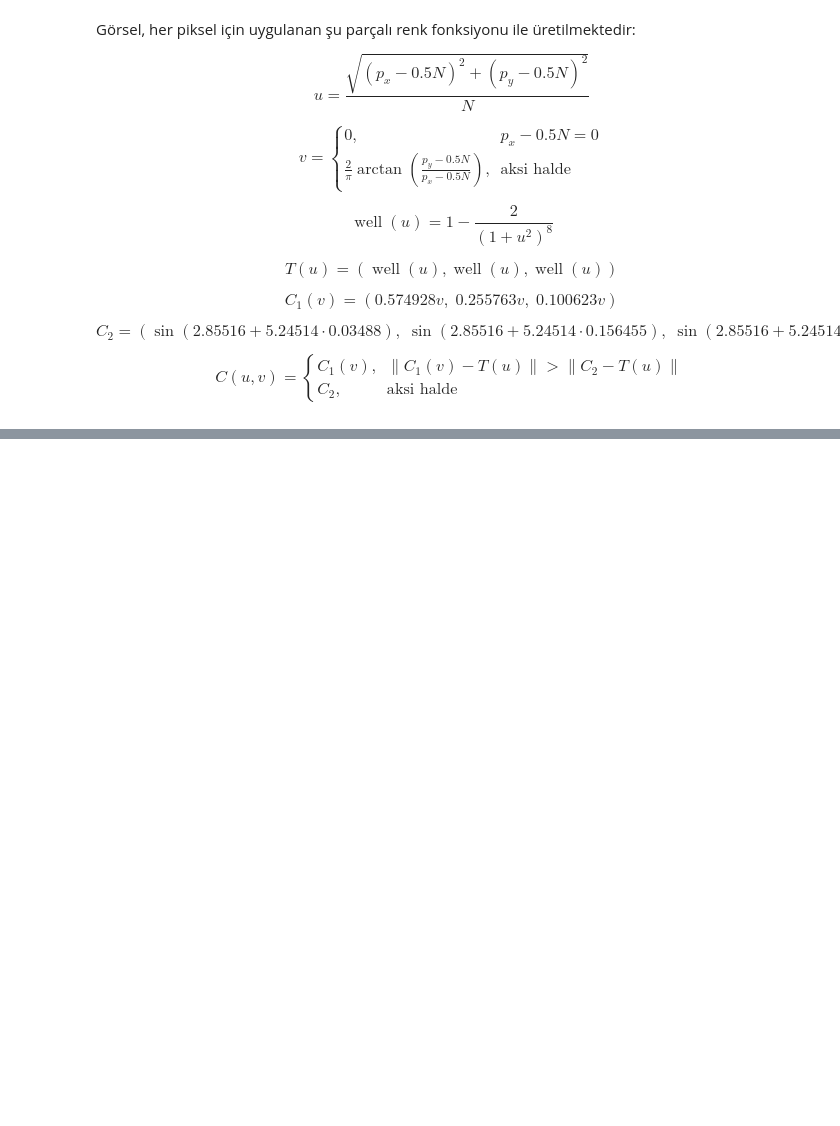
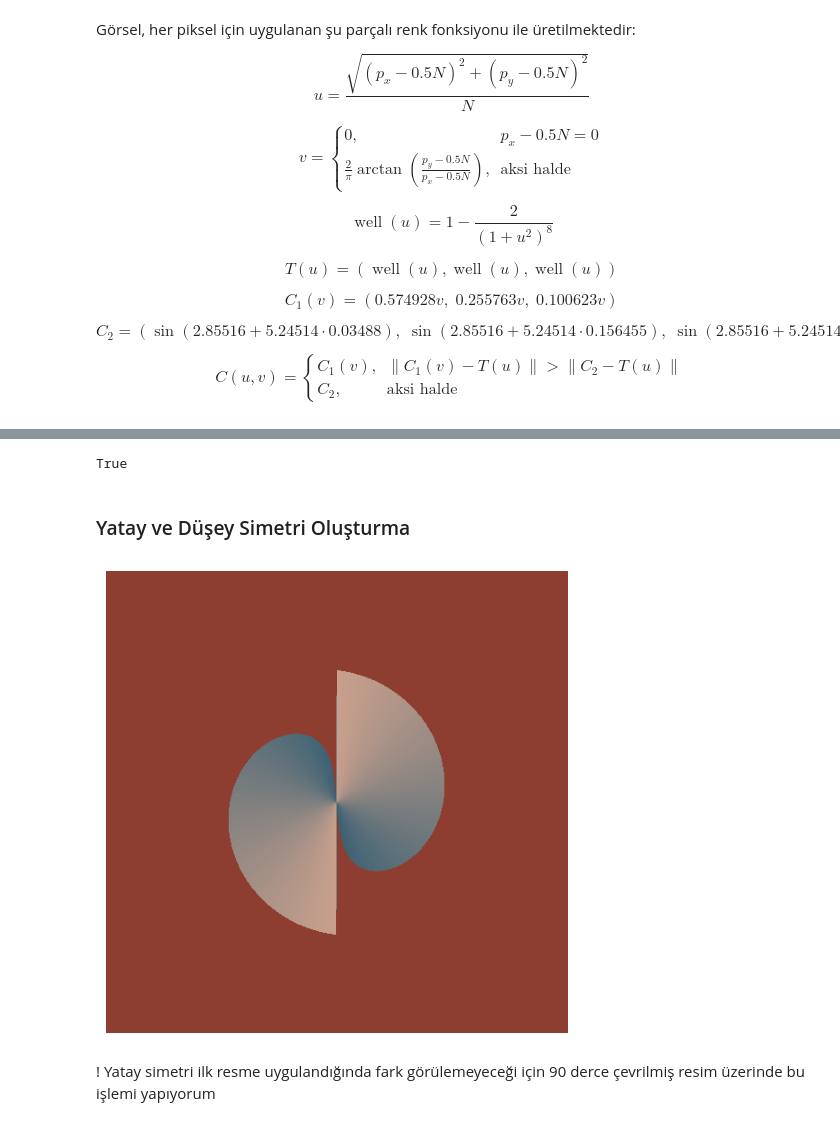
Before and after one commit to gndzegemen/ImageProcessingHW1, a Jupyter notebook: ImageManipulation.ipynb, the cells around one changed output, grey strips where cells are left out. Cells and saved outputs as stored; diff of their text form; code cells hidden in the pictures; blank space fills up the shorter version.

```diff
--- a/ImageManipulation.ipynb
+++ b/ImageManipulation.ipynb
@@ -244,0 +333,18 @@ $$
+# %%
+cv2.imwrite("rotated_90.png", cv2.cvtColor(rotated_img, cv2.COLOR_RGBA2BGRA))
+# %% [output]
+True
+# %% [markdown]
+### Yatay ve Düşey Simetri Oluşturma
+# %%
+#Dikey Simetri
+vertical_symmetry = cv2.flip(img_rgba, 1)
+# %%
+plt.figure(figsize=(6, 6))
+plt.imshow(vertical_symmetry)
+plt.axis("off")
+plt.show()
+# %% [output]
+[figure, added]
+# %% [markdown]
+! Yatay simetri ilk resme uygulandığında fark görülemeyeceği için 90 derce çevrilmiş resim üzerinde bu işlemi yapıyorum
```
Also changed, not shown: parts of 28 cells of this notebook, 3 other files.
